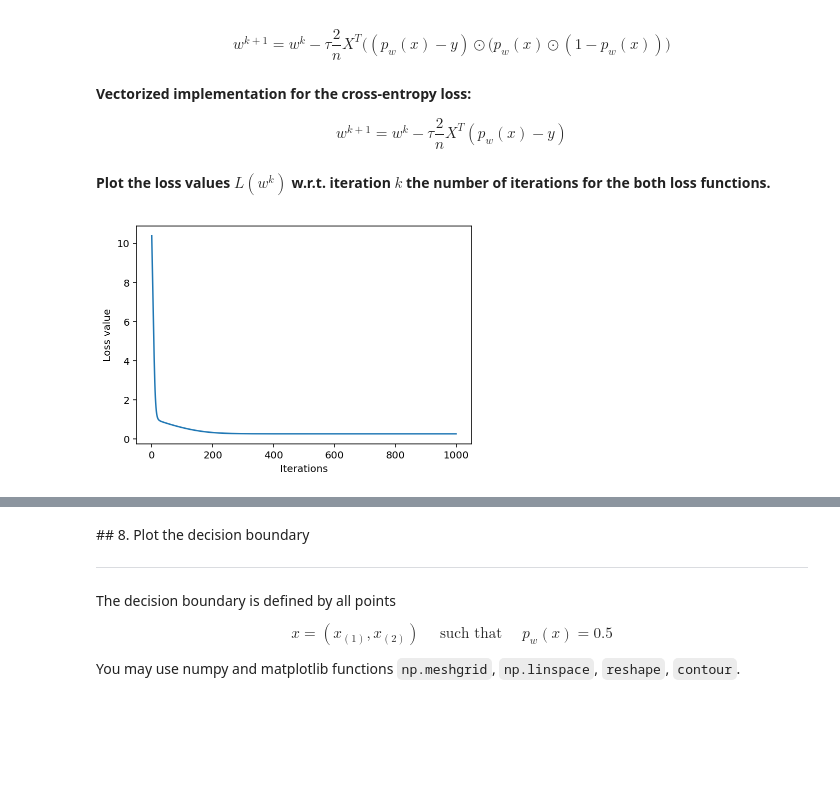
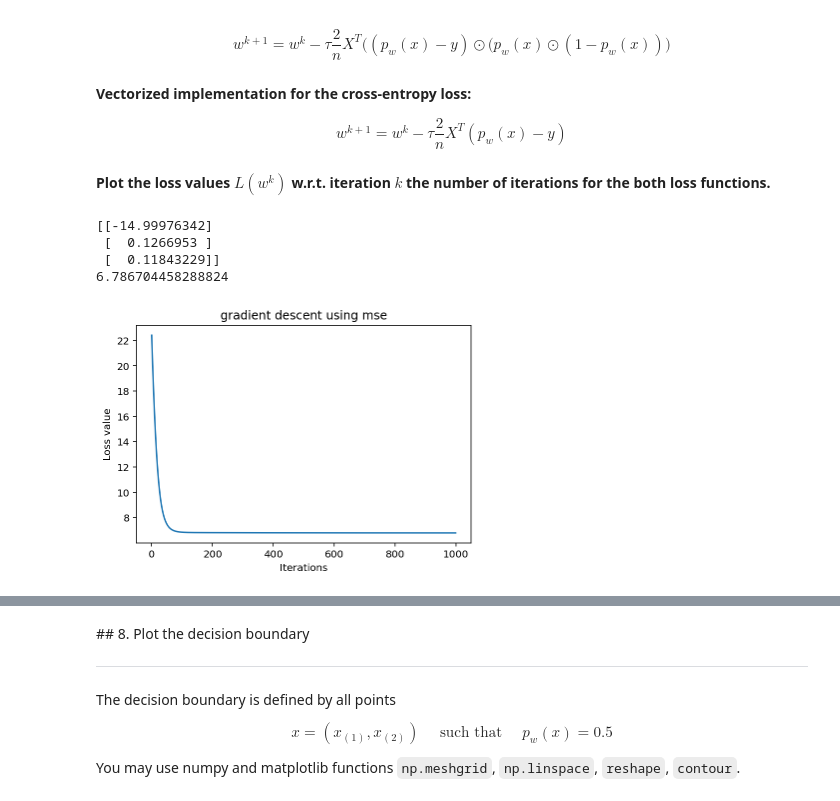
Before and after one commit to wkdthf21/Machine-Learning-Assignment, a Jupyter notebook: 04/assignment_04.ipynb, the cells around one changed output, grey strips where cells are left out. Saved outputs shown, nothing was run; the diff lists cells and outputs as text; code cells hidden in the pictures; blank space fills up the shorter version.

Commit message:
plot the decision boundary using the mean square error

```diff
--- a/04/assignment_04.ipynb
+++ b/04/assignment_04.ipynb
@@ -147,7 +147,7 @@ X = np.insert(np.append(np.array(x1).reshape(-1, 1),
                 np.array(x2).reshape(-1, 1), axis = 1), 0, 1, axis = 1)
 
 # parameters vector
-w = np.array([[0], [0], [0]])
+w = np.array([[-5], [0.1], [0]])
 
 # predictive function definition
 def f_pred(X,w):
@@ -252,11 +252,21 @@ $$
 
 #### Implement the vectorized version of the gradient of the classification loss function
 # %%
-# loss function definition
-def loss_logreg(y_pred,y):
+# loss function of cross-entropy
+def grad_loss_mse(y_pred,y):
 
     n = len(y)
-    loss =
+    temp = (y_pred - y) * (y_pred * (1 - y_pred))
+    loss = (2 * np.dot(X.T, temp)) / n
+
+    return loss
+
+# loss function of cross-entropy
+def grad_loss_ce(y_pred,y):
+
+    n = len(y)
+    temp = y_pred - y
+    loss = (2 * np.dot(X.T, temp)) / n
 
     return loss
 
@@ -265,7 +275,8 @@ def loss_logreg(y_pred,y):
 y = data[:,2][:,None] # label
 y_pred = f_pred(X,w) # prediction
 
-loss = loss_logreg(y_pred,y)
+gloss_mse = grad_loss_mse(y_pred,y)
+gloss_ce = grad_loss_ce(y_pred,y)
 # %% [markdown]
 ## 7. Implement the gradient descent algorithm
 <hr>
@@ -283,35 +294,43 @@ $$
 #### Plot the loss values $L(w^k)$ w.r.t. iteration $k$ the number of iterations for the both loss functions.
 # %%
 # gradient descent function definition
-def grad_desc(X, y , w_init=np.array([0,0,0])[:,None] ,tau=1e-4, max_iter=500):
+def grad_desc_mse(X, y , w_init=np.array([0,0,0])[:,None] ,tau=1e-4, max_iter=500):
 
     L_iters = np.zeros([max_iter]) # record the loss values
     w_iters = np.zeros([max_iter,2]) # record the loss values
     w = w_init # initialization
 
     for i in range(max_iter): # loop over the iterations
 
-        y_pred = f_pred( ) # linear predicition function
-        grad_f = grad_loss(y_pred,y,X) # gradient of the loss
+        y_pred = f_pred(X, w) # linear predicition function
+        grad_f = grad_loss_mse(y_pred,y) # gradient of the loss
         w = w - tau* grad_f # update rule of gradient descent
-        L_iters[i] = loss_logreg(y_pred,y) # save the current loss value
+        L_iters[i] = mse_loss(y_pred,y) # save the current loss value
         w_iters[i,:] = w[0],w[1] # save the current w value
 
     return w, L_iters, w_iters
 
 
 # run gradient descent algorithm
 start = time.time()
-w_init = np.array([-10,0.1,-0.2])[:,None]
-tau = 1e-4; max_iter = 1000
-w, L_iters, w_iters = grad_desc(X,y,w_init,tau,max_iter)
+w_init = np.array([-15, 0.1, 0.1])[:,None]
+tau = 0.0001; max_iter = 1000
+w_mse, L_iters, w_iters = grad_desc_mse(X,y,w_init,tau,max_iter)
+
+print(w_mse)
+print(L_iters[max_iter-1])
 
 
 # plot
 plt.figure(3)
-plt.plot( )
+plt.plot(L_iters)
+plt.title('gradient descent using mse')
 plt.xlabel('Iterations')
 plt.ylabel('Loss value')
 plt.show()
 # %% [output]
+[[-14.99976342]
+ [  0.1266953 ]
+ [  0.11843229]]
+6.786704458288824
-[figure, old version]
+[figure, new version]
```
Also changed, not shown: parts of 5 cells of this notebook.
